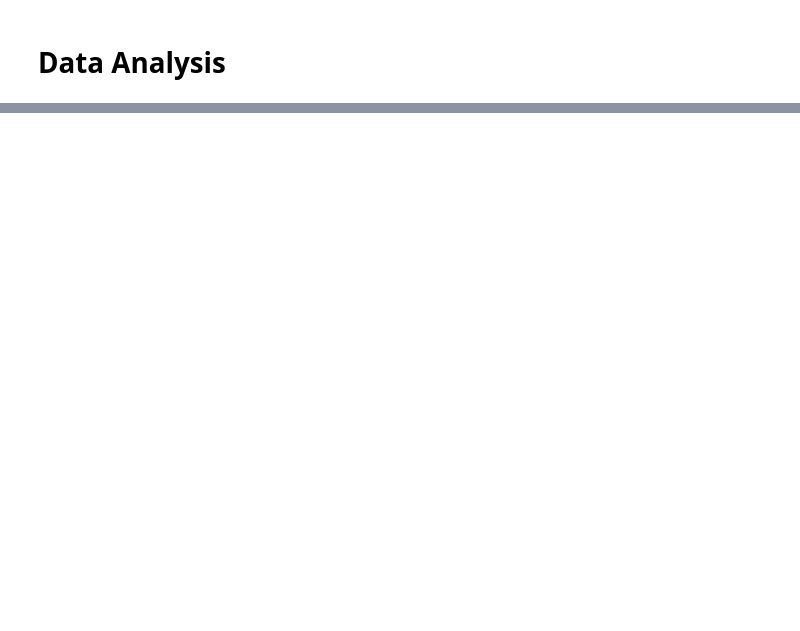
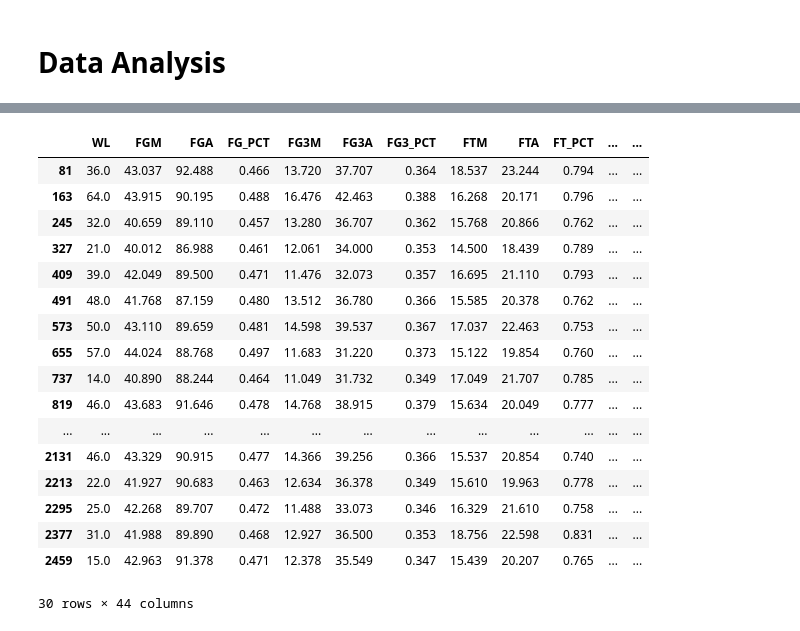
Before and after one commit to andrewscheiner/NBAPlayoffPredictor, a Jupyter notebook: dataAnalysis2.ipynb, the cells around one changed output, grey strips where cells are left out. Saved outputs shown, nothing was run; the diff lists cells and outputs as text; code cells hidden in the pictures; blank space fills up the shorter version.

```diff
--- a/dataAnalysis2.ipynb
+++ b/dataAnalysis2.ipynb
@@ -340,0 +381,21 @@ Index(['WL', 'FGM', 'FGA', 'FG_PCT', 'FG3M', 'FG3A', 'FG3_PCT', 'FTM', 'FTA',
+# %%
+rolling_avg_games_dict['2023-24']['GAME_82']
+# %% [output]
+|  | WL | FGM | FGA | FG_PCT | FG3M | FG3A | FG3_PCT | FTM | FTA | FT_PCT | ... | ... |
+| 81 | 36.0 | 43.037 | 92.488 | 0.466 | 13.720 | 37.707 | 0.364 | 18.537 | 23.244 | 0.794 | ... | ... |
+| 163 | 64.0 | 43.915 | 90.195 | 0.488 | 16.476 | 42.463 | 0.388 | 16.268 | 20.171 | 0.796 | ... | ... |
+| 245 | 32.0 | 40.659 | 89.110 | 0.457 | 13.280 | 36.707 | 0.362 | 15.768 | 20.866 | 0.762 | ... | ... |
+| 327 | 21.0 | 40.012 | 86.988 | 0.461 | 12.061 | 34.000 | 0.353 | 14.500 | 18.439 | 0.789 | ... | ... |
+| 409 | 39.0 | 42.049 | 89.500 | 0.471 | 11.476 | 32.073 | 0.357 | 16.695 | 21.110 | 0.793 | ... | ... |
+| 491 | 48.0 | 41.768 | 87.159 | 0.480 | 13.512 | 36.780 | 0.366 | 15.585 | 20.378 | 0.762 | ... | ... |
+| 573 | 50.0 | 43.110 | 89.659 | 0.481 | 14.598 | 39.537 | 0.367 | 17.037 | 22.463 | 0.753 | ... | ... |
+| 655 | 57.0 | 44.024 | 88.768 | 0.497 | 11.683 | 31.220 | 0.373 | 15.122 | 19.854 | 0.760 | ... | ... |
+| 737 | 14.0 | 40.890 | 88.244 | 0.464 | 11.049 | 31.732 | 0.349 | 17.049 | 21.707 | 0.785 | ... | ... |
+| 819 | 46.0 | 43.683 | 91.646 | 0.478 | 14.768 | 38.915 | 0.379 | 15.634 | 20.049 | 0.777 | ... | ... |
+| ... | ... | ... | ... | ... | ... | ... | ... | ... | ... | ... | ... | ... |
+| 2131 | 46.0 | 43.329 | 90.915 | 0.477 | 14.366 | 39.256 | 0.366 | 15.537 | 20.854 | 0.740 | ... | ... |
+| 2213 | 22.0 | 41.927 | 90.683 | 0.463 | 12.634 | 36.378 | 0.349 | 15.610 | 19.963 | 0.778 | ... | ... |
+| 2295 | 25.0 | 42.268 | 89.707 | 0.472 | 11.488 | 33.073 | 0.346 | 16.329 | 21.610 | 0.758 | ... | ... |
+| 2377 | 31.0 | 41.988 | 89.890 | 0.468 | 12.927 | 36.500 | 0.353 | 18.756 | 22.598 | 0.831 | ... | ... |
+| 2459 | 15.0 | 42.963 | 91.378 | 0.471 | 12.378 | 35.549 | 0.347 | 15.439 | 20.207 | 0.765 | ... | ... |
+30 rows × 44 columns
```
Also changed, not shown: parts of 25 cells of this notebook, 3 other files.
